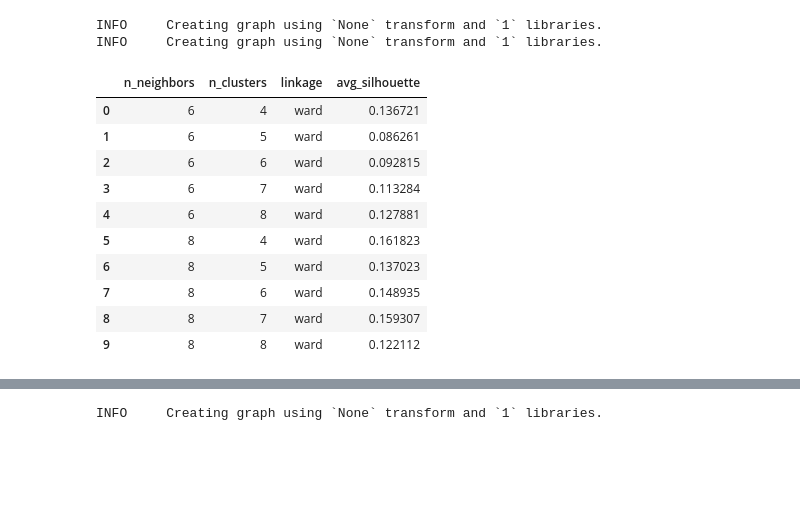
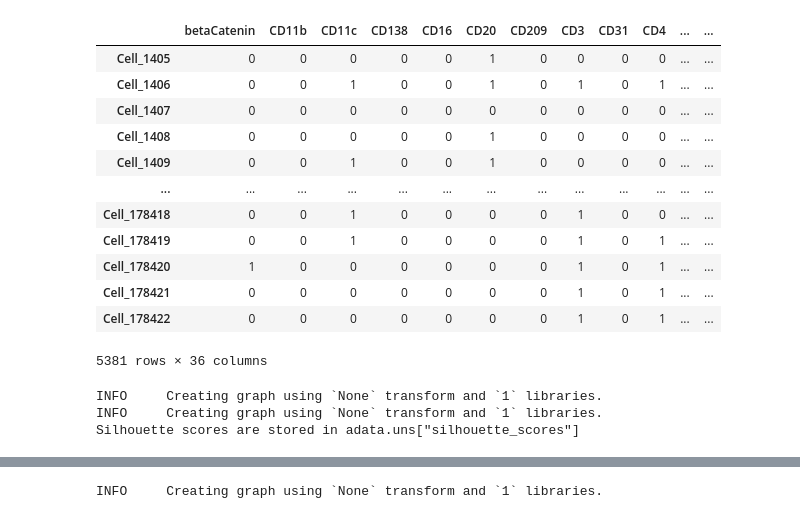
Before and after one commit to amanpreet60/repspat, a Jupyter notebook: examples/example.ipynb, the cells around one changed output, grey strips where cells are left out. Drawn from its saved outputs; the diff is of its cells as text; code cells hidden in the pictures; blank space fills up the shorter version.

```diff
--- a/examples/example.ipynb
+++ b/examples/example.ipynb
@@ -54,7 +53,9 @@ adata = sc.read_h5ad('../data/03_TNBC_2018_spe.h5ad')
 missing = [marker for marker in adata.var_names if marker not in thresholds]
 if missing:
     raise ValueError(f"Missing thresholds for: {missing}")
-X = adata.X.toarray() if hasattr(adata.X, "toarray") else adata.X
+adata.layers["layer 1"] = adata.X.copy()
+adata.X = None
+X = adata.layers["layer 1"].toarray() if hasattr(adata.layers["layer 1"], "toarray") else adata.layers["layer 1"]
 cutoffs = np.array([thresholds[marker] for marker in adata.var_names])
-adata.layers[binary_layer] = (X >= cutoffs).astype(int)
+adata.layers["layer 2"] = (X >= cutoffs).astype(int)
 # %%
@@ -87,21 +81,27 @@ data.feature_mat
 # %%
-spatial_silhouette_analysis(
-    sample,
-    n_neighbors_list=[6, 8],
-    n_clusters_range=range(4, 9),
-    linkage="ward",
-)
+adata.to_df(layer="layer 2")
 # %% [output]
+|  | betaCatenin | CD11b | CD11c | CD138 | CD16 | CD20 | CD209 | CD3 | CD31 | CD4 | ... | ... |
+| Cell_1405 | 0 | 0 | 0 | 0 | 0 | 1 | 0 | 0 | 0 | 0 | ... | ... |
+| Cell_1406 | 0 | 0 | 1 | 0 | 0 | 1 | 0 | 1 | 0 | 1 | ... | ... |
+| Cell_1407 | 0 | 0 | 0 | 0 | 0 | 0 | 0 | 0 | 0 | 0 | ... | ... |
+| Cell_1408 | 0 | 0 | 0 | 0 | 0 | 1 | 0 | 0 | 0 | 0 | ... | ... |
+| Cell_1409 | 0 | 0 | 1 | 0 | 0 | 1 | 0 | 0 | 0 | 0 | ... | ... |
+| ... | ... | ... | ... | ... | ... | ... | ... | ... | ... | ... | ... | ... |
+| Cell_178418 | 0 | 0 | 1 | 0 | 0 | 0 | 0 | 1 | 0 | 0 | ... | ... |
+| Cell_178419 | 0 | 0 | 1 | 0 | 0 | 0 | 0 | 1 | 0 | 1 | ... | ... |
+| Cell_178420 | 1 | 0 | 0 | 0 | 0 | 0 | 0 | 1 | 0 | 1 | ... | ... |
+| Cell_178421 | 0 | 0 | 0 | 0 | 0 | 0 | 0 | 1 | 0 | 1 | ... | ... |
+| Cell_178422 | 0 | 0 | 0 | 0 | 0 | 0 | 0 | 1 | 0 | 1 | ... | ... |
-INFO     Creating graph using `None` transform and `1` libraries.
-INFO     Creating graph using `None` transform and `1` libraries.
+5381 rows × 36 columns
-|  | n_neighbors | n_clusters | linkage | avg_silhouette |
-| 0 | 6 | 4 | ward | 0.136721 |
-| 1 | 6 | 5 | ward | 0.086261 |
-| 2 | 6 | 6 | ward | 0.092815 |
-| 3 | 6 | 7 | ward | 0.113284 |
-| 4 | 6 | 8 | ward | 0.127881 |
-| 5 | 8 | 4 | ward | 0.161823 |
-| 6 | 8 | 5 | ward | 0.137023 |
-| 7 | 8 | 6 | ward | 0.148935 |
-| 8 | 8 | 7 | ward | 0.159307 |
-| 9 | 8 | 8 | ward | 0.122112 |
+# %%
+adata = spatial_silhouette_analysis(
+    adata,
+    n_neighbors_list=[6, 8],
+    n_clusters_range=range(4, 9),
+    linkage="ward",
+)
+# %% [output]
+INFO     Creating graph using `None` transform and `1` libraries.
+INFO     Creating graph using `None` transform and `1` libraries.
+Silhouette scores are stored in adata.uns["silhouette_scores"]
```
Also changed, not shown: parts of 13 cells of this notebook, 7 other files.
